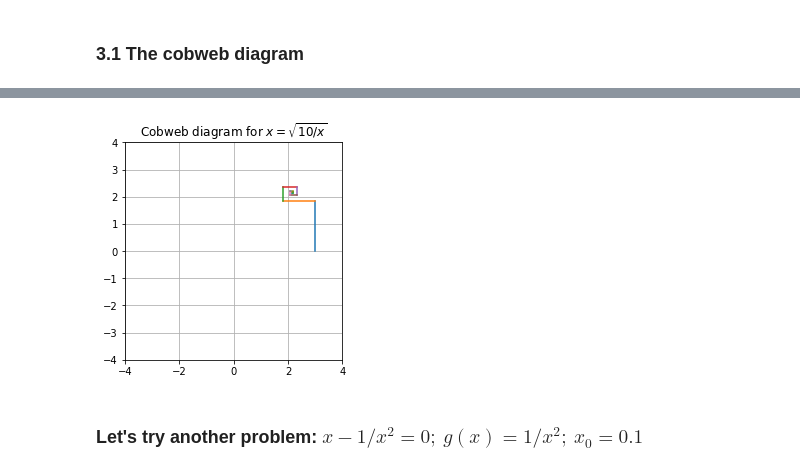
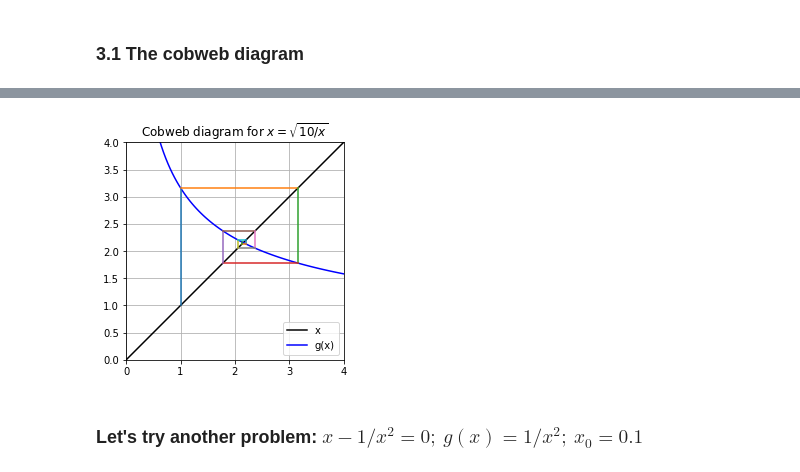
Before and after one commit to raghurama123/NumericalMethodsOld, a Jupyter notebook: nm2021_08_RootFinding.ipynb, the cells around one changed output, grey strips where cells are left out. Drawn from its saved outputs; the diff is of its cells as text; code cells hidden in the pictures.

```diff
--- a/nm2021_08_RootFinding.ipynb
+++ b/nm2021_08_RootFinding.ipynb
@@ -167,7 +168,7 @@ N=15
 x=np.zeros(N,float)
 g=np.zeros(N,float)
 
-x0=3   # initial guess
+x0=1.0   # initial guess
 
 Ni=10
 for i in range(0,Ni):
@@ -179,39 +180,49 @@ for i in range(0,Ni):
 # %%
 import numpy as np
 import matplotlib.pyplot as plt
 
 fig = plt.figure()                        # comment if square plot is not needed
 ax = fig.add_subplot(111)                 # comment if square plot is not needed
 
-plt.ylim(-4, 4)
-plt.xlim(-4, 4)
+plt.xlim(0, 4)
+plt.ylim(0, 4)
+
+x_grids = np.linspace(0,4,100)
+N=x_grids.size
+g_grids=np.zeros(N)
+
+for i in range(N):
+    g_grids[i]=g_fn(x_grids[i])
+
+plt.plot(x_grids,x_grids,'k-',label='x')
+plt.plot(x_grids,g_grids,'b-',label='g(x)')
 
 xval=[x[0],x[0]]
-gval=[   0,g[0]]
+gval=[x[0],g[0]]
 plt.plot(xval,gval)
+
+plt.grid()
 
 for i in range(0,6):
 
     # horizontal line, same y-value
     xval=[x[i],g[i]]
     gval=[g[i],g[i]]
     plt.plot(xval,gval)
 
     # vertical line, same x-value
     xval=[g[i],x[i+1]]
     gval=[g[i],g[i+1]]
     plt.plot(xval,gval)
 
 
-plt.grid()
-
 ax.set_aspect('equal', adjustable='box')  # comment if square plot is not needed
 
 plt.title('Cobweb diagram for $x=\sqrt{10/x}$')
 plt.legend()
 plt.show()
 # %% [output]
-[figure, old version]
+[figure, new version]
 # %% [markdown]
 ### Let's try another problem: $x - 1/x^2 = 0;~g(x)=1/x^2;~x_0 = 0.1$
 # %%
```
Also changed, not shown: parts of 14 cells of this notebook.
